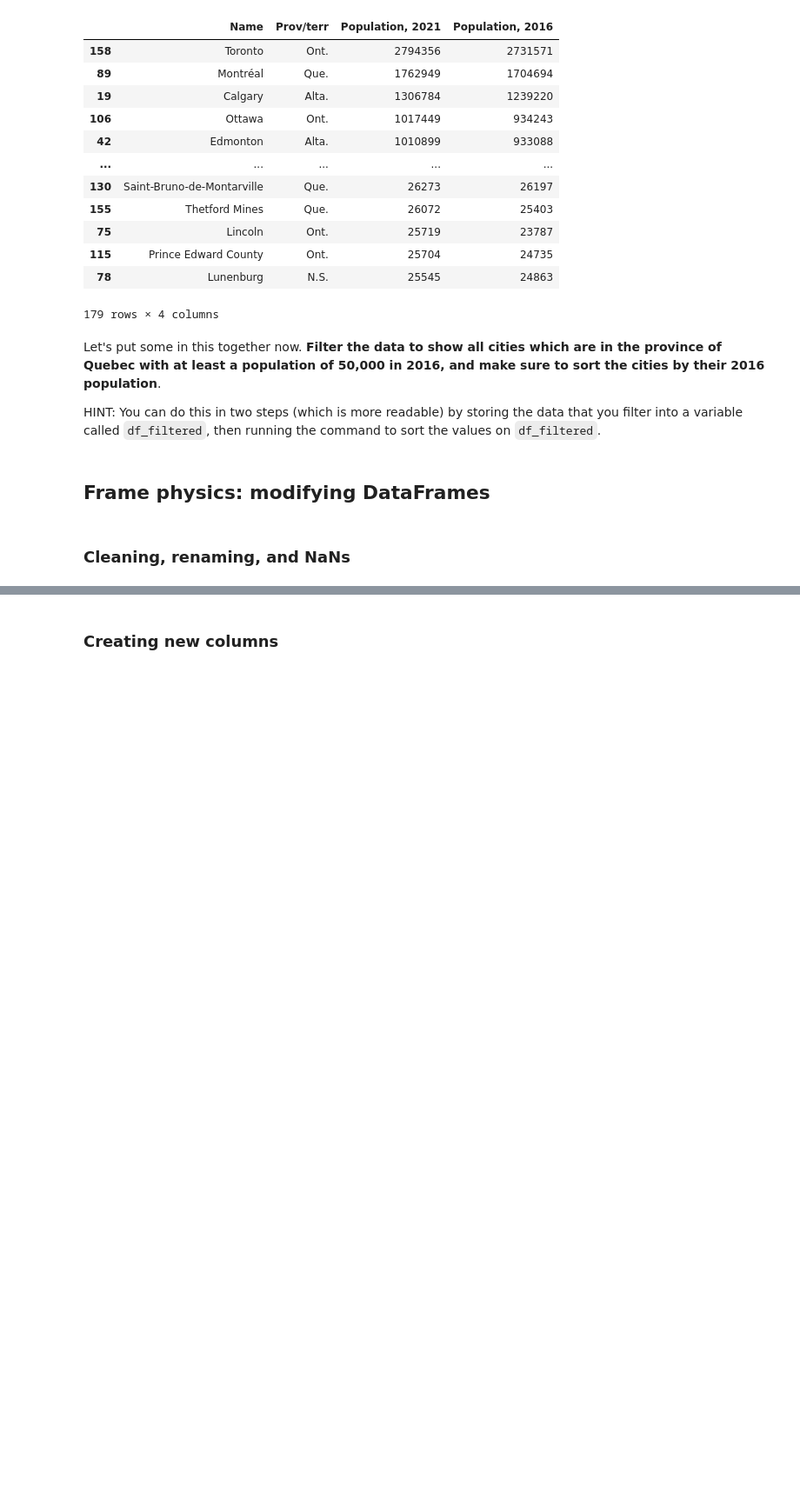
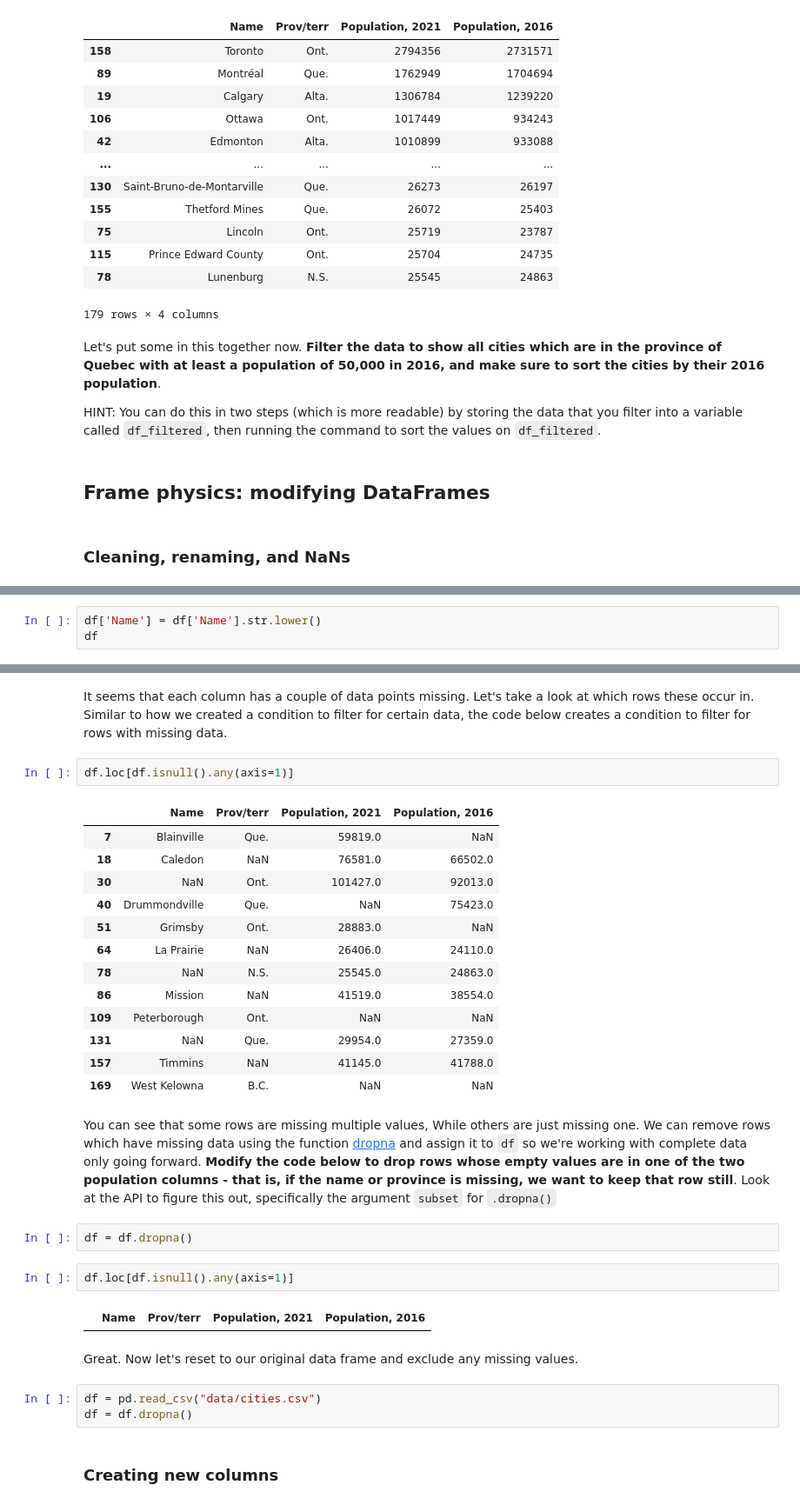
Before and after one commit to schoolofcities/urban-data-storytelling, a Jupyter notebook: urban-data-analytics/2-data-analytics-and-processing/data-analytics-and-processing.ipynb, the cells around one changed output, grey strips where cells are left out. Shown at 87% size. Cells and saved outputs as stored; diff of their text form; blank space fills up the shorter version.

```diff
--- a/urban-data-analytics/2-data-analytics-and-processing/data-analytics-and-processing.ipynb
+++ b/urban-data-analytics/2-data-analytics-and-processing/data-analytics-and-processing.ipynb
@@ -127,0 +132,3 @@ HINT: You can do this in two steps (which is more readable) by storing the data
+# %%
+df['Name'] = df['Name'].str.lower()
+df
@@ -128,2 +165,33 @@ HINT: You can do this in two steps (which is more readable) by storing the data
+# %% [markdown]
+It seems that each column has a couple of data points missing. Let's take a look at which rows these occur in. Similar to how we created a condition to filter for certain data, the code below creates a condition to filter for rows with missing data.
+# %%
+df.loc[df.isnull().any(axis=1)]
+# %% [output]
+|  | Name | Prov/terr | Population, 2021 | Population, 2016 |
+| 7 | Blainville | Que. | 59819.0 | NaN |
+| 18 | Caledon | NaN | 76581.0 | 66502.0 |
+| 30 | NaN | Ont. | 101427.0 | 92013.0 |
+| 40 | Drummondville | Que. | NaN | 75423.0 |
+| 51 | Grimsby | Ont. | 28883.0 | NaN |
+| 64 | La Prairie | NaN | 26406.0 | 24110.0 |
+| 78 | NaN | N.S. | 25545.0 | 24863.0 |
+| 86 | Mission | NaN | 41519.0 | 38554.0 |
+| 109 | Peterborough | Ont. | NaN | NaN |
+| 131 | NaN | Que. | 29954.0 | 27359.0 |
+| 157 | Timmins | NaN | 41145.0 | 41788.0 |
+| 169 | West Kelowna | B.C. | NaN | NaN |
+# %% [markdown]
+You can see that some rows are missing multiple values, While others are just missing one. We can remove rows which have missing data using the function [dropna](https://pandas.pydata.org/docs/reference/api/pandas.DataFrame.dropna.html) and assign it to `df` so we're working with complete data only going forward. **Modify the code below to drop rows whose empty values are in one of the two population columns - that is, if the name or province is missing, we want to keep that row still**. Look at the API to figure this out, specifically the argument `subset` for `.dropna()`
+# %%
+df = df.dropna()
+# %%
+df.loc[df.isnull().any(axis=1)]
+# %% [output]
+|  | Name | Prov/terr | Population, 2021 | Population, 2016 |
+# %% [markdown]
+Great. Now let's reset to our original data frame and exclude any missing values.
+# %%
+df = pd.read_csv("data/cities.csv")
+df = df.dropna()
 # %% [markdown]
 ### Creating new columns
```
Also changed, not shown: parts of 24 cells of this notebook, 1 other file.
